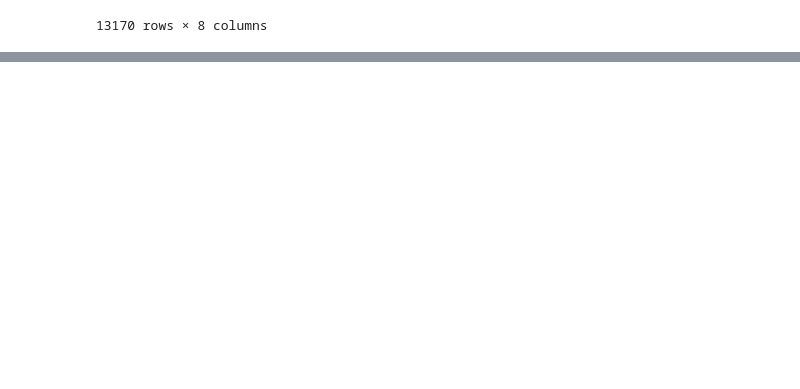
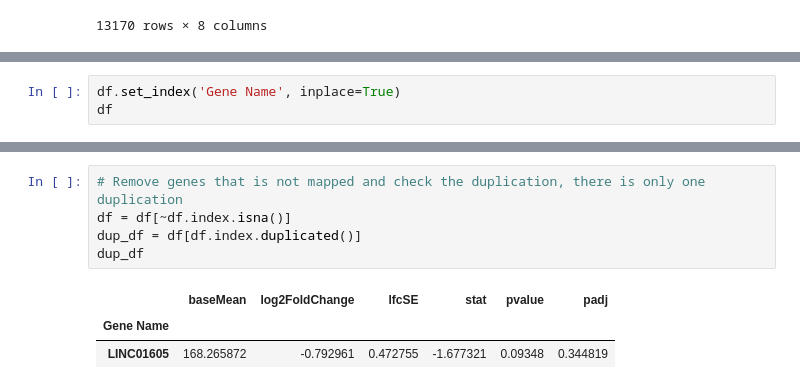
Before and after one commit to tealeave/sanbomics_scripts, a Jupyter notebook: convert_ensemble_ids.ipynb, the cells around one changed output, grey strips where cells are left out. Saved outputs shown, nothing was run; the diff lists cells and outputs as text; blank space fills up the shorter version.

```diff
--- a/convert_ensemble_ids.ipynb
+++ b/convert_ensemble_ids.ipynb
@@ -124,0 +135,3 @@ df
+# %%
+df.set_index('Gene Name', inplace=True)
+df
@@ -124,0 +153,9 @@ df
+# %%
+# Remove genes that is not mapped and check the duplication, there is only one duplication
+df = df[~df.index.isna()]
+dup_df = df[df.index.duplicated()]
+dup_df
+# %% [output]
+|  | baseMean | log2FoldChange | lfcSE | stat | pvalue | padj |
+| Gene Name |  |  |  |  |  |  |
+| LINC01605 | 168.265872 | -0.792961 | 0.472755 | -1.677321 | 0.09348 | 0.344819 |
```
Also changed, not shown: parts of 5 cells of this notebook, 5 other files.
